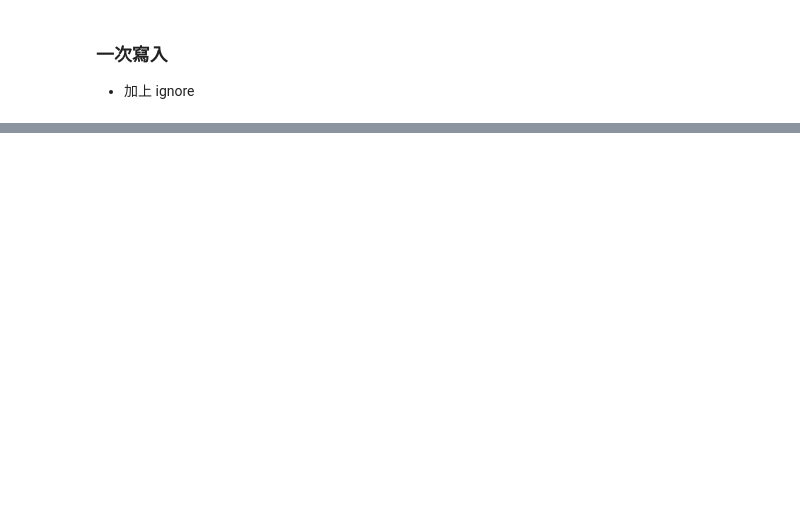
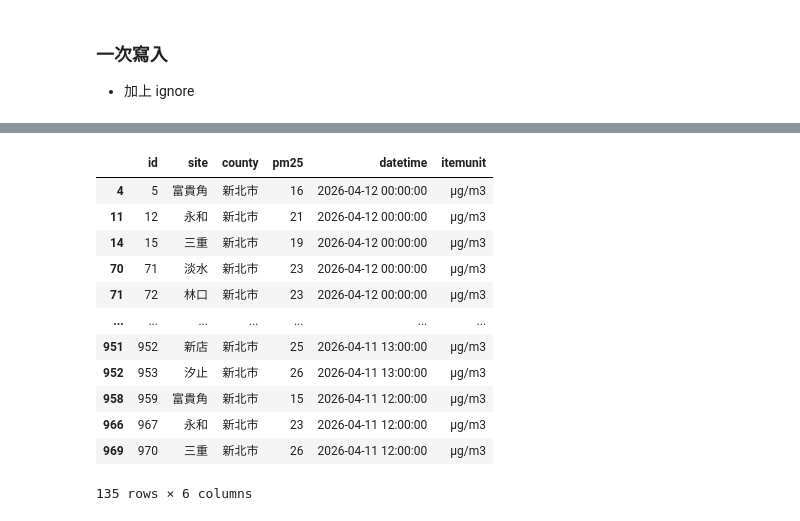
Before and after one commit to Roger2025/pm25_3, a Jupyter notebook: test.ipynb, the cells around one changed output, grey strips where cells are left out. Drawn from its saved outputs; the diff is of its cells as text; code cells hidden in the pictures; blank space fills up the shorter version.

```diff
--- a/test.ipynb
+++ b/test.ipynb
@@ -103,0 +129,16 @@ conn.commit()
+# %%
+df.groupby("county").get_group("新北市")
+# %% [output]
+|  | id | site | county | pm25 | datetime | itemunit |
+| 4 | 5 | 富貴角 | 新北市 | 16 | 2026-04-12 00:00:00 | μg/m3 |
+| 11 | 12 | 永和 | 新北市 | 21 | 2026-04-12 00:00:00 | μg/m3 |
+| 14 | 15 | 三重 | 新北市 | 19 | 2026-04-12 00:00:00 | μg/m3 |
+| 70 | 71 | 淡水 | 新北市 | 23 | 2026-04-12 00:00:00 | μg/m3 |
+| 71 | 72 | 林口 | 新北市 | 23 | 2026-04-12 00:00:00 | μg/m3 |
+| ... | ... | ... | ... | ... | ... | ... |
+| 951 | 952 | 新店 | 新北市 | 25 | 2026-04-11 13:00:00 | μg/m3 |
+| 952 | 953 | 汐止 | 新北市 | 26 | 2026-04-11 13:00:00 | μg/m3 |
+| 958 | 959 | 富貴角 | 新北市 | 15 | 2026-04-11 12:00:00 | μg/m3 |
+| 966 | 967 | 永和 | 新北市 | 23 | 2026-04-11 12:00:00 | μg/m3 |
+| 969 | 970 | 三重 | 新北市 | 26 | 2026-04-11 12:00:00 | μg/m3 |
+135 rows × 6 columns
```
Also changed, not shown: parts of 8 cells of this notebook, 2 other files.
